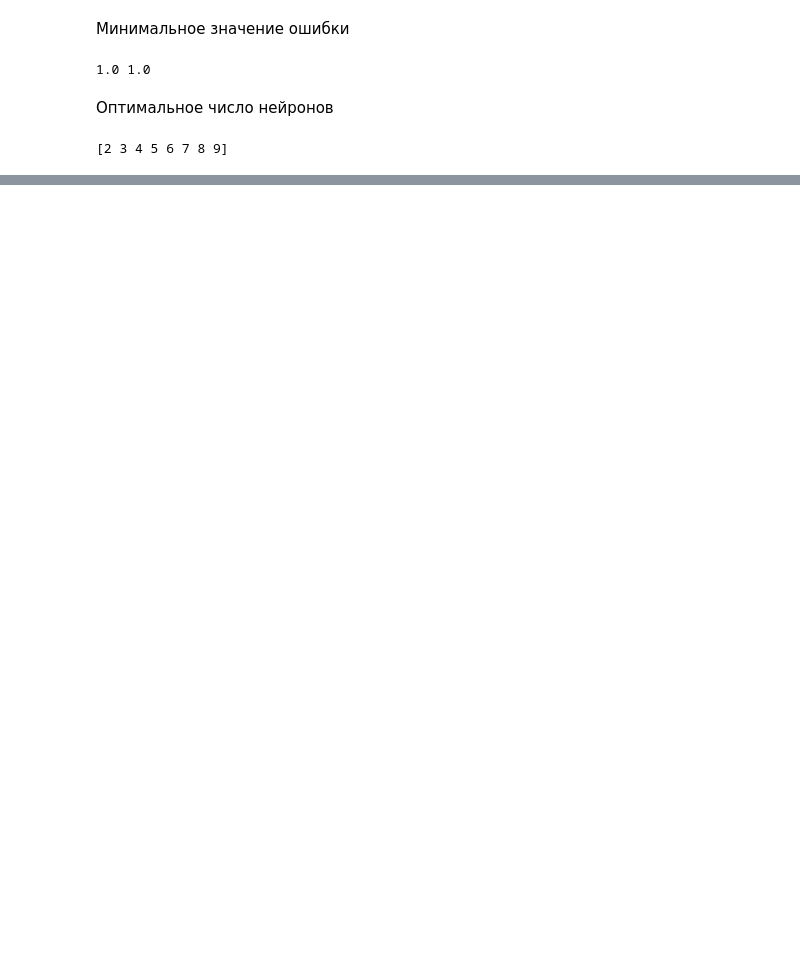
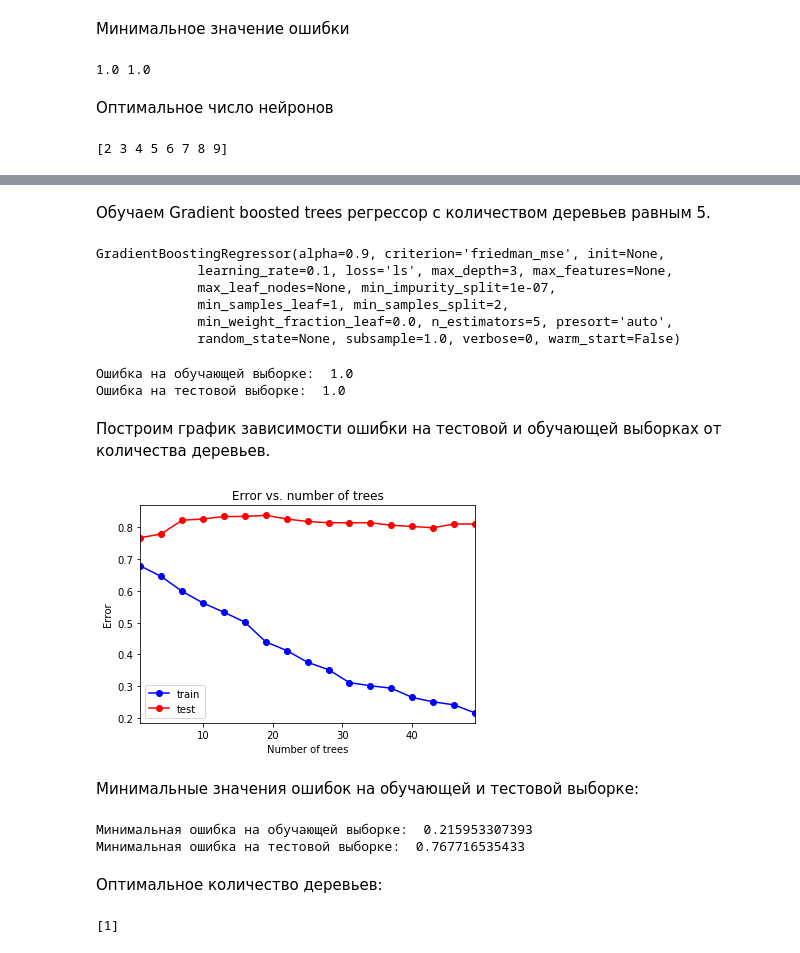
Before and after one commit to NikolayMarushkin/Machine-Learning, a Jupyter notebook: Energy efficiency.ipynb, the cells around one changed output, grey strips where cells are left out. Drawn from its saved outputs; the diff is of its cells as text; code cells hidden in the pictures; blank space fills up the shorter version.

```diff
--- a/Energy efficiency.ipynb
+++ b/Energy efficiency.ipynb
@@ -797,0 +1001,64 @@ neurons_opt = neurons_opt[0]
+# %% [markdown]
+Обучаем Gradient boosted trees регрессор с количеством деревьев равным 5.
+# %%
+gbt = ensemble.GradientBoostingRegressor(n_estimators = 5)
+gbt.fit(X_train, y_train)
+# %% [output]
+GradientBoostingRegressor(alpha=0.9, criterion='friedman_mse', init=None,
+             learning_rate=0.1, loss='ls', max_depth=3, max_features=None,
+             max_leaf_nodes=None, min_impurity_split=1e-07,
+             min_samples_leaf=1, min_samples_split=2,
+             min_weight_fraction_leaf=0.0, n_estimators=5, presort='auto',
+             random_state=None, subsample=1.0, verbose=0, warm_start=False)
+# %%
+err_train = np.mean(y_train != gbt.predict(X_train))
+err_test  = np.mean(y_test  != gbt.predict(X_test))
+
+print("Ошибка на обучающей выборке: ", err_train)
+print("Ошибка на тестовой выборке: ", err_test)
+# %% [output]
+Ошибка на обучающей выборке:  1.0
+Ошибка на тестовой выборке:  1.0
+# %% [markdown]
+Построим график зависимости ошибки на тестовой и обучающей выборках от количества деревьев.
+# %%
+tree_arr = np.arange(1, 50, 3)
+test_err = []
+train_err = []
+for tree in tree_arr:
+    gbt = ensemble.GradientBoostingClassifier(n_estimators = tree)
+    gbt.fit(X_train, y_train)
+
+    y_train_pred = gbt.predict(X_train)
+    y_test_pred = gbt.predict(X_test)
+    train_err.append(np.mean(y_train != y_train_pred))
+    test_err.append(np.mean(y_test != y_test_pred))
+# %%
+plt.plot(tree_arr, train_err, 'b-o', label = 'train')
+plt.plot(tree_arr, test_err, 'r-o', label = 'test')
+plt.xlim([np.min(tree_arr), np.max(tree_arr)])
+plt.title('Error vs. number of trees')
+plt.xlabel('Number of trees')
+plt.ylabel('Error')
+plt.legend()
+pass
+# %% [output]
+[figure, added]
+# %% [markdown]
+Минимальные значения ошибок на обучающей и тестовой выборке:
+# %%
+min_train_err = np.min(train_err)
+min_test_err = np.min(test_err)
+
+print("Минимальная ошибка на обучающей выборке: ", min_train_err)
+print("Минимальная ошибка на тестовой выборке: ", min_test_err)
+# %% [output]
+Минимальная ошибка на обучающей выборке:  0.215953307393
+Минимальная ошибка на тестовой выборке:  0.767716535433
+# %% [markdown]
+Оптимальное количество деревьев:
+# %%
+trees_opt = tree_arr[test_err == min_test_err]
+print(trees_opt)
+# %% [output]
+[1]
```
Also changed, not shown: parts of 39 cells of this notebook.
